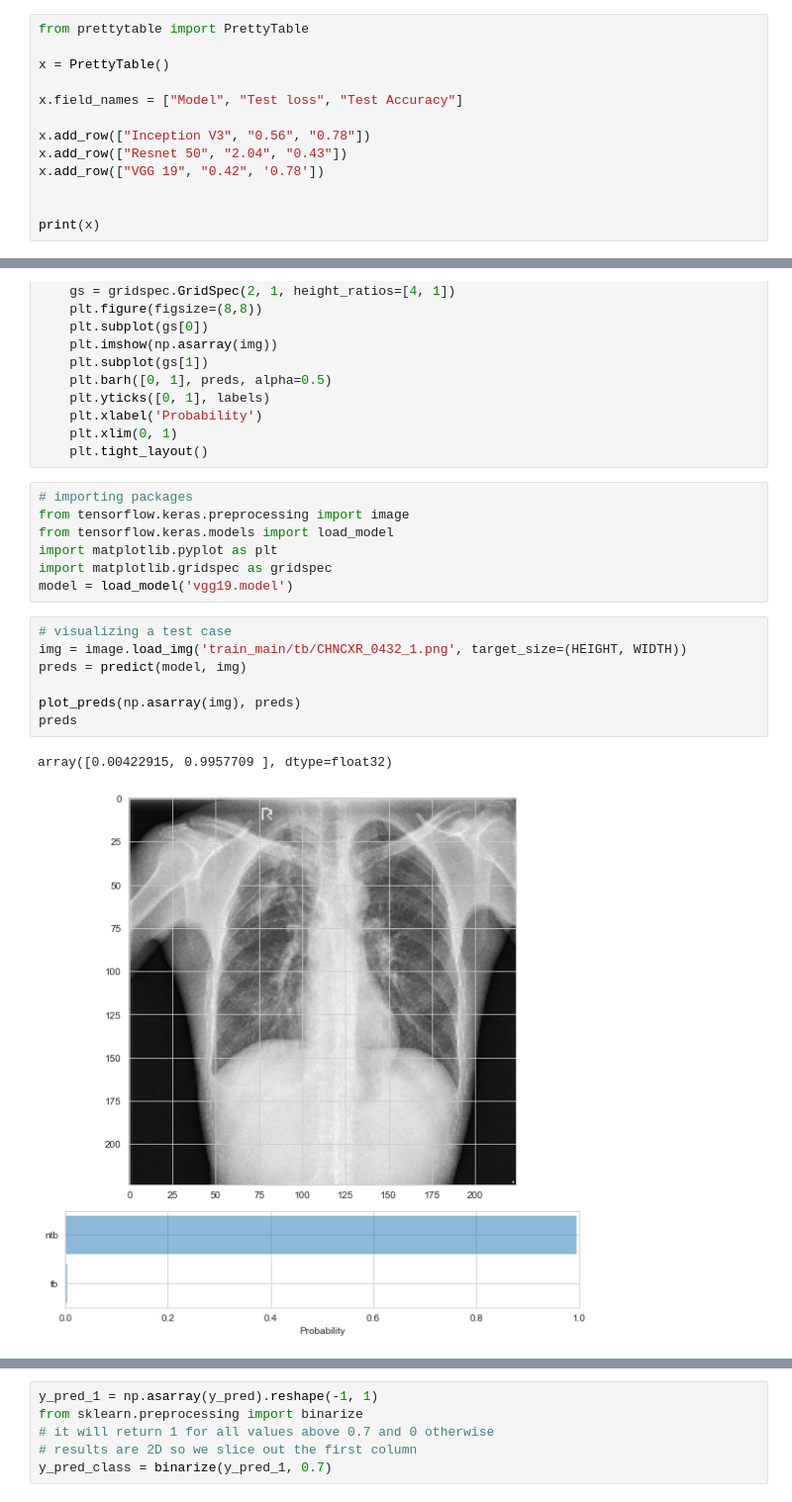
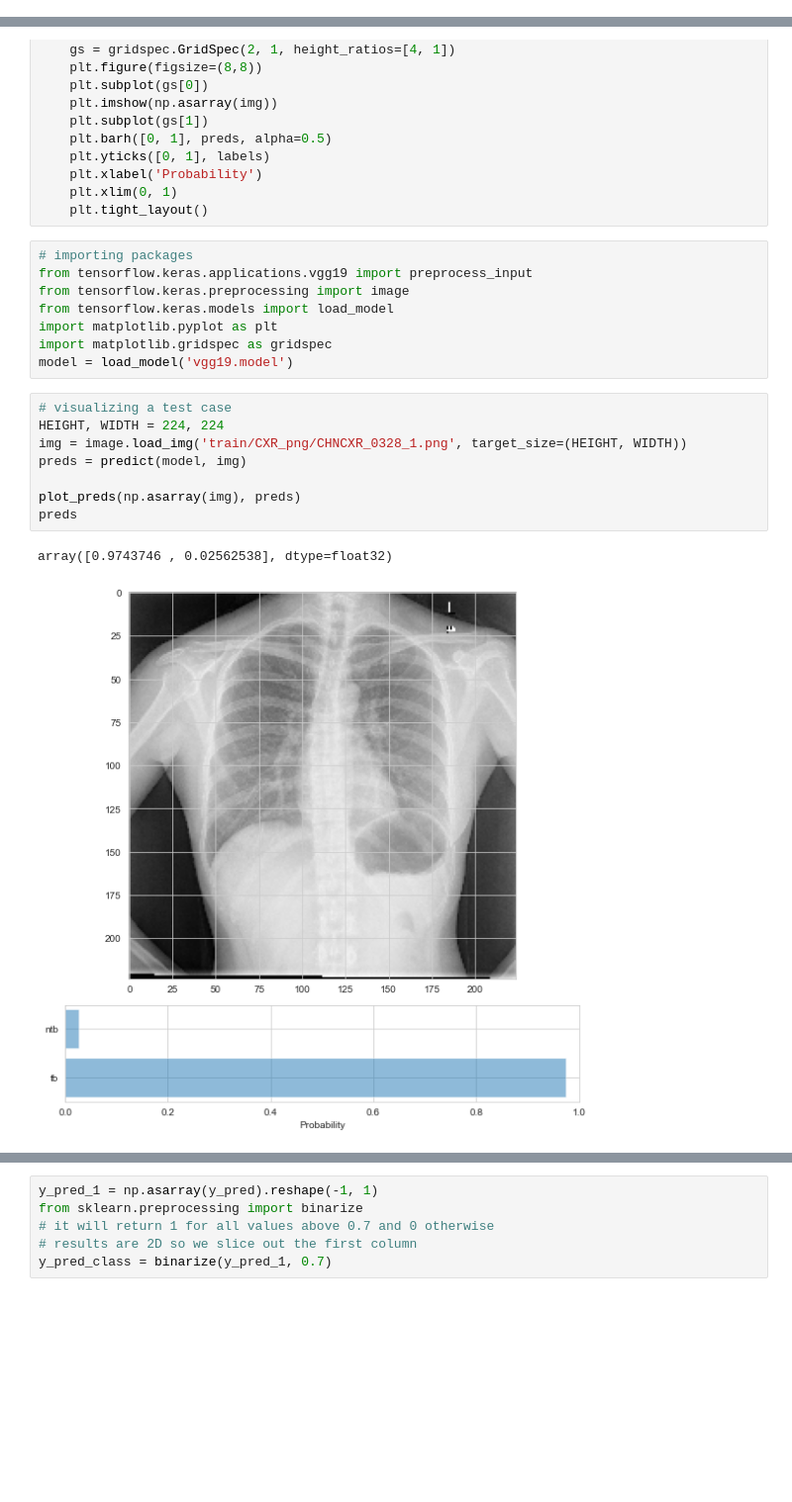
Before and after one commit to gunt3648/TB-Prediction-using-X-Ray-images-Deep-Learning-, a Jupyter notebook: shamim_assignment.ipynb, the cells around one changed output, grey strips where cells are left out. Shown at 99% size. Drawn from its saved outputs; the diff is of its cells as text; blank space fills up the shorter version.

Commit message:
Re-evaluate model

```diff
--- a/shamim_assignment.ipynb
+++ b/shamim_assignment.ipynb
@@ -417,16 +417,3 @@ plt.show()
 [figure]
 # %% [markdown]
 ## Summary:
-# %%
-from prettytable import PrettyTable
-
-x = PrettyTable()
-
-x.field_names = ["Model", "Test loss", "Test Accuracy"]
-
-x.add_row(["Inception V3", "0.56", "0.78"])
-x.add_row(["Resnet 50", "2.04", "0.43"])
-x.add_row(["VGG 19", "0.42", '0.78'])
-
-
-print(x)
@@ -472,6 +463,7 @@ def plot_preds(img, preds):
     plt.tight_layout()
 # %%
 # importing packages
+from tensorflow.keras.applications.vgg19 import preprocess_input
 from tensorflow.keras.preprocessing import image
 from tensorflow.keras.models import load_model
 import matplotlib.pyplot as plt
@@ -479,14 +471,15 @@ import matplotlib.gridspec as gridspec
 model = load_model('vgg19.model')
 # %%
 # visualizing a test case
-img = image.load_img('train_main/tb/CHNCXR_0432_1.png', target_size=(HEIGHT, WIDTH))
+HEIGHT, WIDTH = 224, 224
+img = image.load_img('train/CXR_png/CHNCXR_0328_1.png', target_size=(HEIGHT, WIDTH))
 preds = predict(model, img)
 
 plot_preds(np.asarray(img), preds)
 preds
 # %% [output]
-array([0.00422915, 0.9957709 ], dtype=float32)
+array([0.9743746 , 0.02562538], dtype=float32)
-[figure, old version]
+[figure, new version]
 # %%
 # predicting the output of the images
 y_pred = []
```
Also changed, not shown: parts of 7 cells of this notebook.
